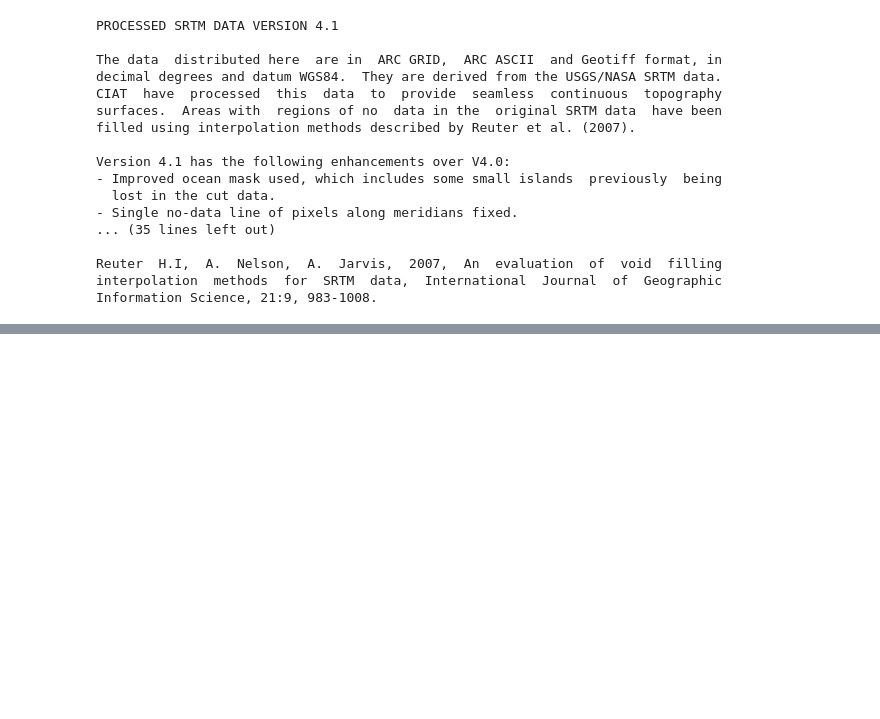
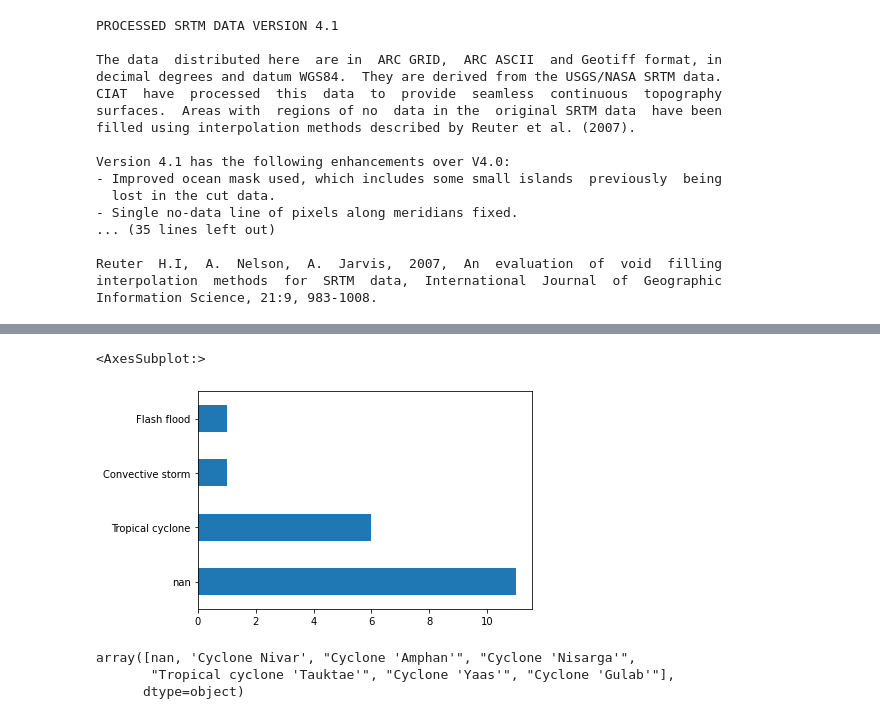
Before and after one commit to siddsach/landuse, a Jupyter notebook: notebooks/download-data-artifacts.ipynb, the cells around one changed output, grey strips where cells are left out. Drawn from its saved outputs; the diff is of its cells as text; code cells hidden in the pictures; blank space fills up the shorter version.

```diff
--- a/notebooks/download-data-artifacts.ipynb
+++ b/notebooks/download-data-artifacts.ipynb
@@ -144,0 +353,14 @@ ConformanceError: API does not conform to {ConformanceClasses.STAC_API_CORE}. Mu
+# %%
+disaster_types = ['Storm', 'Flood']
+flood_events = flood_events[flood_events['Disaster Type'].isin(disaster_types)]
+#flood_events['Disaster Type'].value_counts()
+flood_events['Disaster Subtype'].value_counts(dropna=False).plot.barh()
+# %% [output]
+<AxesSubplot:>
+[figure, added]
+# %%
+flood_events['Event Name'].unique()
+# %% [output]
+array([nan, 'Cyclone Nivar', "Cyclone 'Amphan'", "Cyclone 'Nisarga'",
+       "Tropical cyclone 'Tauktae'", "Cyclone 'Yaas'", "Cyclone 'Gulab'"],
+      dtype=object)
```
Also changed, not shown: parts of 49 cells of this notebook.
